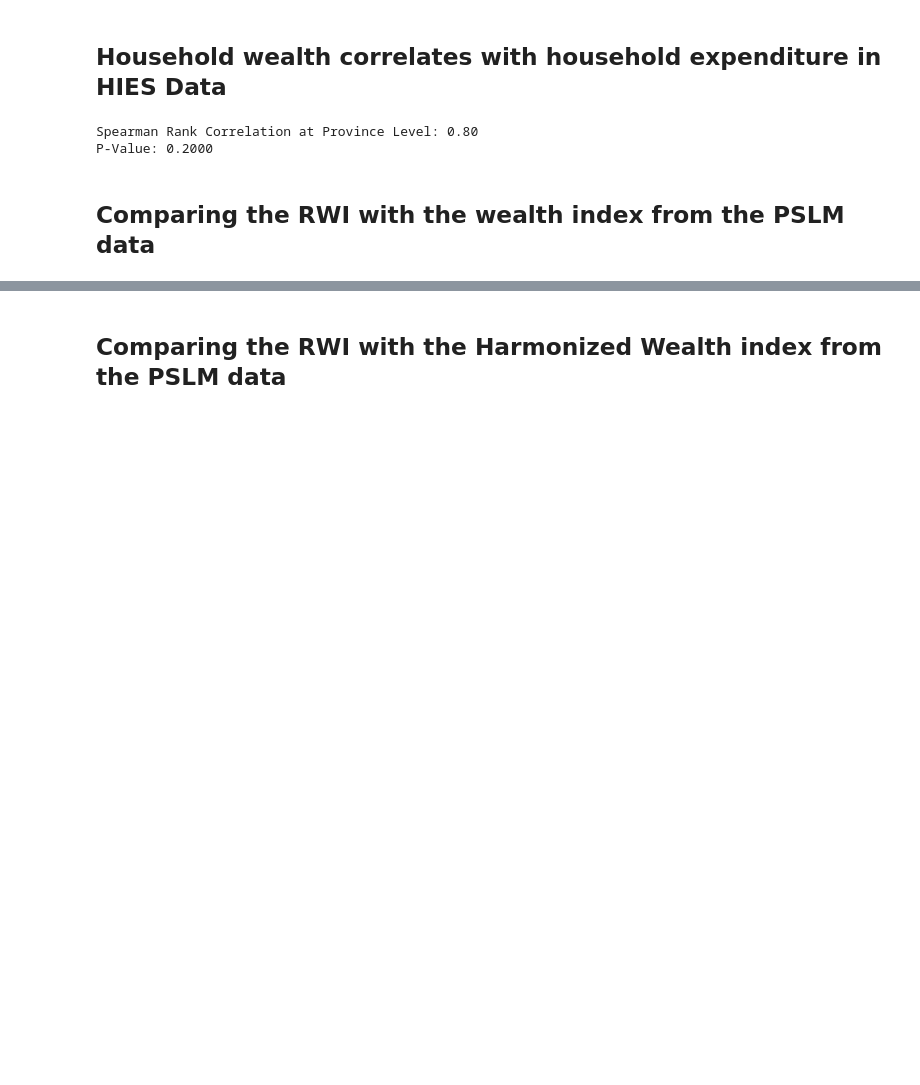
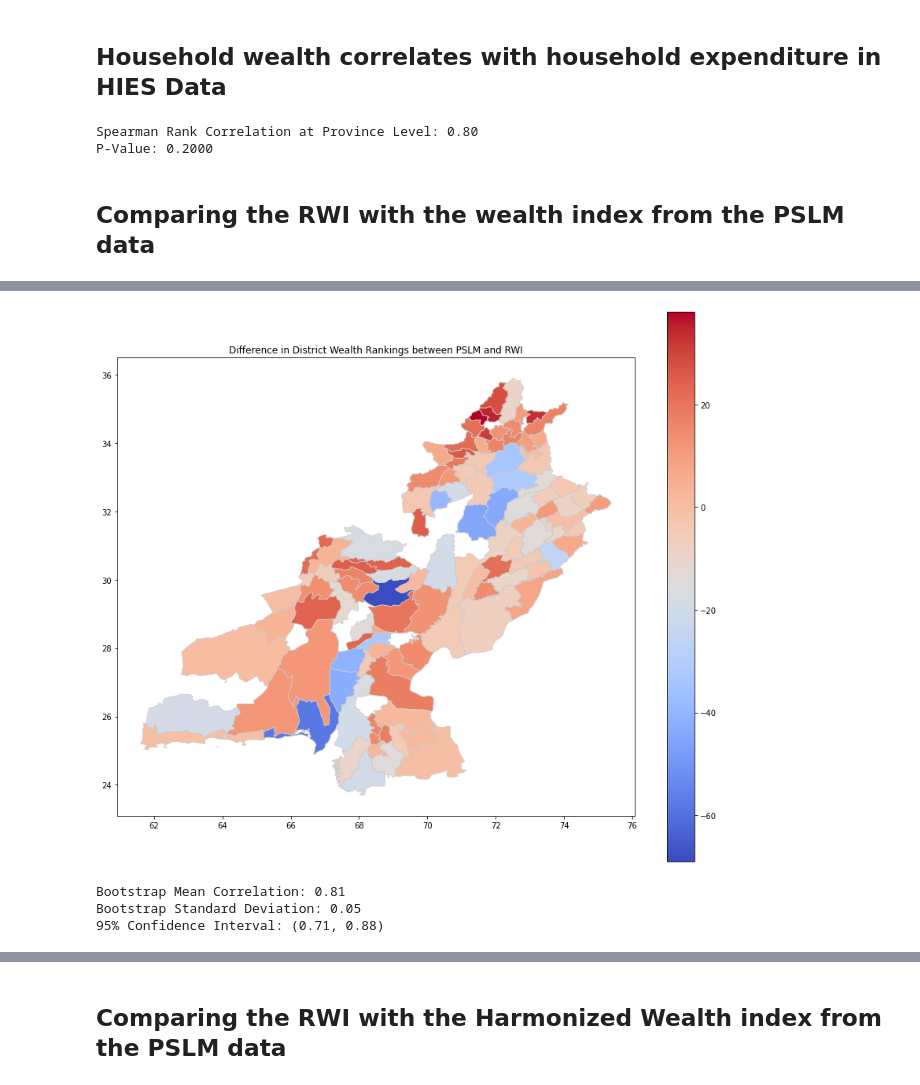
Before and after one commit to kismat91/Index-Based-Poverty-Estimation-in-Pakistan-, a Jupyter notebook: PSLMHIES.ipynb, the cells around one changed output, grey strips where cells are left out. Saved outputs shown, nothing was run; the diff lists cells and outputs as text; code cells hidden in the pictures; blank space fills up the shorter version.

```diff
--- a/PSLMHIES.ipynb
+++ b/PSLMHIES.ipynb
@@ -574,4 +549,4 @@ P-Value: 0.2000
 ## Comparing the RWI with the wealth index from the PSLM data
 # %%
 # Load the RWI data from the CSV file
-rwi_data = pd.read_csv(abspath_curr + '/data/pak_rwi.csv')
+rwi_data = pd.read_csv("/Users/kismatkhatri/Documents/Capstone project/RWI.csv")
@@ -580,3 +553,7 @@ NameError: name 'abspath_curr' is not defined
-# %%
-districts = gpd.read_file(abspath_curr + '/data/pak_admbnda_adm2_wfp_20220909.shp')
-print(districts.head())
+# %%
+import geopandas as gpd
+from fiona import Env
+
+with Env(SHAPE_RESTORE_SHX='YES'):
+    districts = gpd.read_file('/Users/kismatkhatri/Documents/Capstone project/shapefile/pak_admbnda_adm2_wfp_20220909.shp')
+    print(districts.head())
@@ -662,23 +692,25 @@ plt.show()
 # %%
 # 2. Heatmap (Difference between rankings)
 # Assuming you have a shapefile 'districts_shapefile.shp' with district boundaries
-gdf = gpd.read_file(abspath_curr + '/data/pak_admbnda_adm2_wfp_20220909.shp')
+gdf = gpd.read_file('/Users/kismatkhatri/Documents/Capstone project/shapefile/pak_admbnda_adm2_wfp_20220909.shp')
 
 # Calculate the difference in rankings
 pslm_district_ranking['PSLM Rank'] = pslm_district_ranking.index + 1
 rwi_district_ranking['RWI Rank'] = rwi_district_ranking.index + 1
 merged_rankings = pd.merge(pslm_district_ranking, rwi_district_ranking, left_on='District', right_on='ADM2_EN')
 merged_rankings['Rank Difference'] = merged_rankings['PSLM Rank'] - merged_rankings['RWI Rank']
 
 # Merge with the geodataframe
 gdf = gdf.merge(merged_rankings, left_on='ADM2_EN', right_on='District', how='inner')
 
 # Plotting the heatmap
 fig, ax = plt.subplots(figsize=(12, 10))
 gdf.plot(column='Rank Difference', cmap='coolwarm', linewidth=0.8, ax=ax, edgecolor='0.8', legend=True)
 plt.title("Difference in District Wealth Rankings between PSLM and RWI")
 plt.tight_layout()
 plt.show()
+# %% [output]
+[figure, added]
 # %%
 # Merge the two datasets on the district names
 combined_data = pslm_district_ranking.merge(rwi_district_ranking, left_on='District', right_on='ADM2_EN')
@@ -702,6 +734,10 @@ confidence_interval = np.percentile(correlation_samples, [2.5, 97.5])
 print(f"Bootstrap Mean Correlation: {bootstrap_mean:.2f}")
 print(f"Bootstrap Standard Deviation: {bootstrap_std:.2f}")
 print(f"95% Confidence Interval: ({confidence_interval[0]:.2f}, {confidence_interval[1]:.2f})")
+# %% [output]
+Bootstrap Mean Correlation: 0.81
+Bootstrap Standard Deviation: 0.05
+95% Confidence Interval: (0.71, 0.88)
 # %%
 
 # Scatter plot of RWI vs PSLM scores
```
Also changed, not shown: parts of 35 cells of this notebook.
